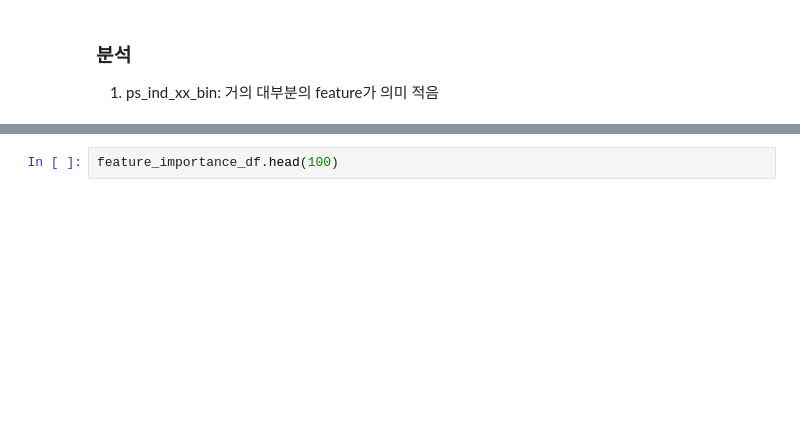
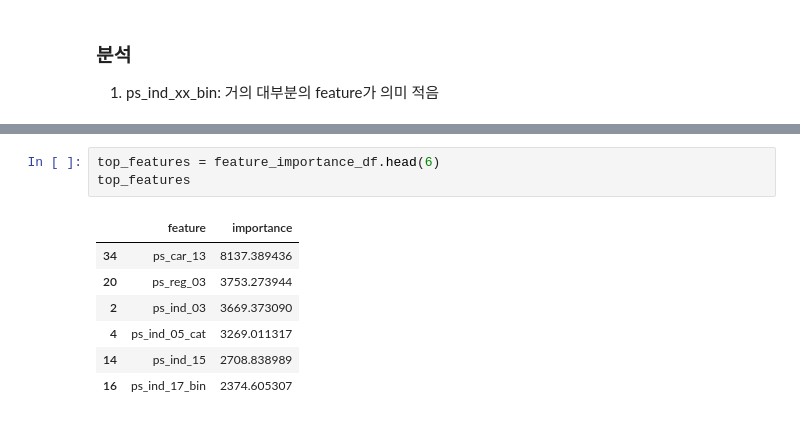
Before and after one commit to brocolies/SafeDriverPred, a Jupyter notebook: notebook/eda_init.ipynb, the cells around one changed output, grey strips where cells are left out. Saved outputs shown, nothing was run; the diff lists cells and outputs as text; blank space fills up the shorter version.

```diff
--- a/notebook/eda_init.ipynb
+++ b/notebook/eda_init.ipynb
@@ -332,7 +318,16 @@ And if memory is not enough, you can set `force_col_wise=true`.
 [LightGBM] [Info] [binary:BoostFromScore]: pavg=0.036447 -> initscore=-3.274766
 [LightGBM] [Info] Start training from score -3.274766
 # %%
-feature_importance_df.head(100)
+top_features = feature_importance_df.head(6)
+top_features
+# %% [output]
+|  | feature | importance |
+| 34 | ps_car_13 | 8137.389436 |
+| 20 | ps_reg_03 | 3753.273944 |
+| 2 | ps_ind_03 | 3669.373090 |
+| 4 | ps_ind_05_cat | 3269.011317 |
+| 14 | ps_ind_15 | 2708.838989 |
+| 16 | ps_ind_17_bin | 2374.605307 |
 # %%
 top_featuers_names = feature_importance_df.head(10)['feature'].tolist()
 correlation_matrix = train[top_featuers_names].corr()
```
Also changed, not shown: parts of 6 cells of this notebook, 1 other file.
